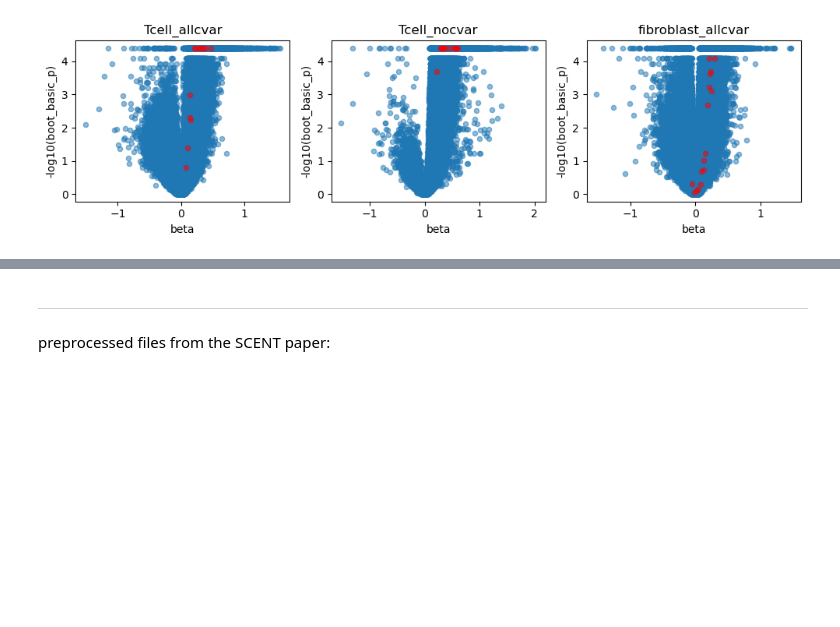
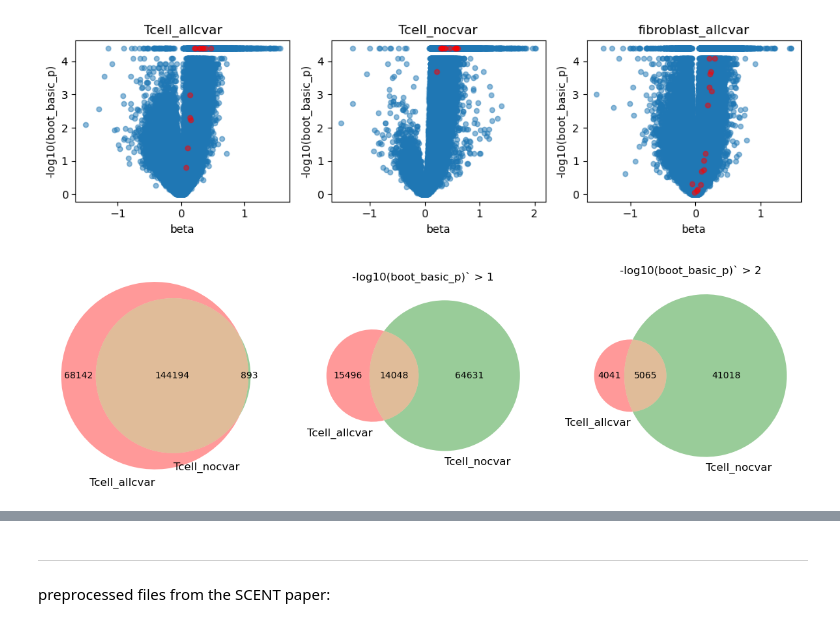
Before and after one commit to abearab/BMI-206-Class-Project, a Jupyter notebook: notebook.ipynb, the cells around one changed output, grey strips where cells are left out. Saved outputs shown, nothing was run; the diff lists cells and outputs as text; code cells hidden in the pictures; blank space fills up the shorter version.

```diff
--- a/notebook.ipynb
+++ b/notebook.ipynb
@@ -246,3 +240,45 @@ plt.tight_layout()
 plt.show()
 # %% [output]
 [figure]
+# %%
+# venn diagram of the number of peaks and overlapping peaks
+# Tcell_allcvar and Tcell_nocvar
+from matplotlib_venn import venn2
+
+fig, axes = plt.subplots(1,3, figsize=(15,5))
+
+
+venn2(
+    subsets = (
+        set(res_Tcell_allcvar.index.to_list()),
+        set(res_Tcell_nocvar.index.to_list())
+    ),
+    set_labels=('Tcell_allcvar', 'Tcell_nocvar'),
+    ax=axes[0]
+)
+
+venn2(
+    subsets = (
+        set(res_Tcell_allcvar.query('`-log10(boot_basic_p)` > 1').index.to_list()),
+        set(res_Tcell_nocvar.query('`-log10(boot_basic_p)` > 1').index.to_list()),
+    ),
+    set_labels=('Tcell_allcvar', 'Tcell_nocvar'),
+    ax=axes[1]
+)
+axes[1].set_title('-log10(boot_basic_p)` > 1')
+
+
+venn2(
+    subsets = (
+        set(res_Tcell_allcvar.query('`-log10(boot_basic_p)` > 2').index.to_list()),
+        set(res_Tcell_nocvar.query('`-log10(boot_basic_p)` > 2').index.to_list()),
+    ),
+    set_labels=('Tcell_allcvar', 'Tcell_nocvar'),
+    ax=axes[2]
+)
+axes[2].set_title('-log10(boot_basic_p)` > 2')
+
+
+plt.show()
+# %% [output]
+[figure, added]
```
Also changed, not shown: parts of 36 cells of this notebook.
